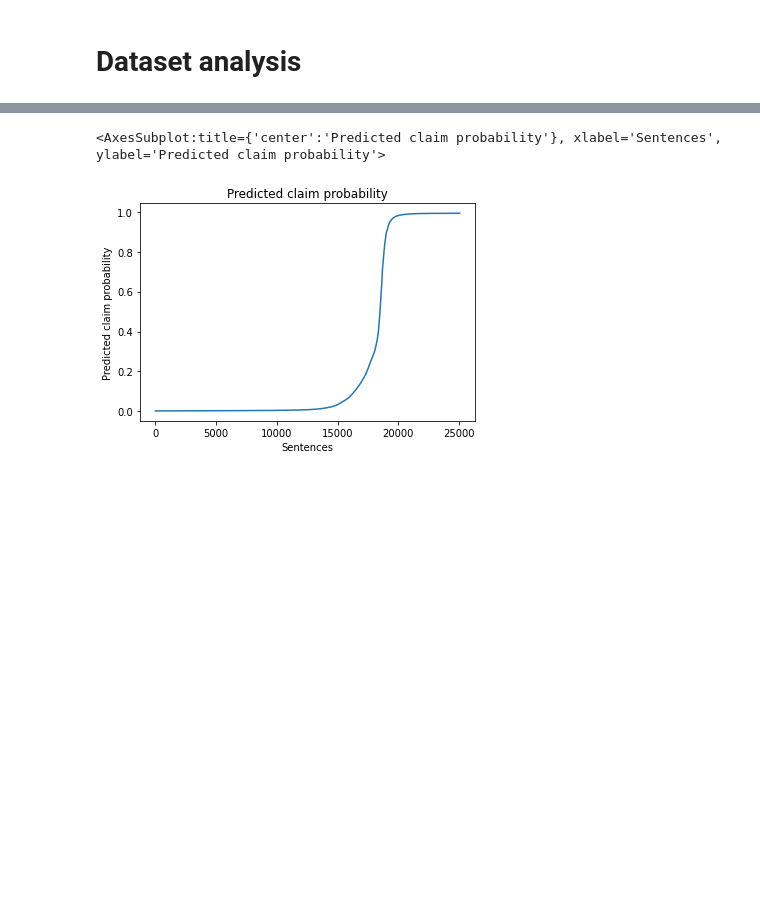
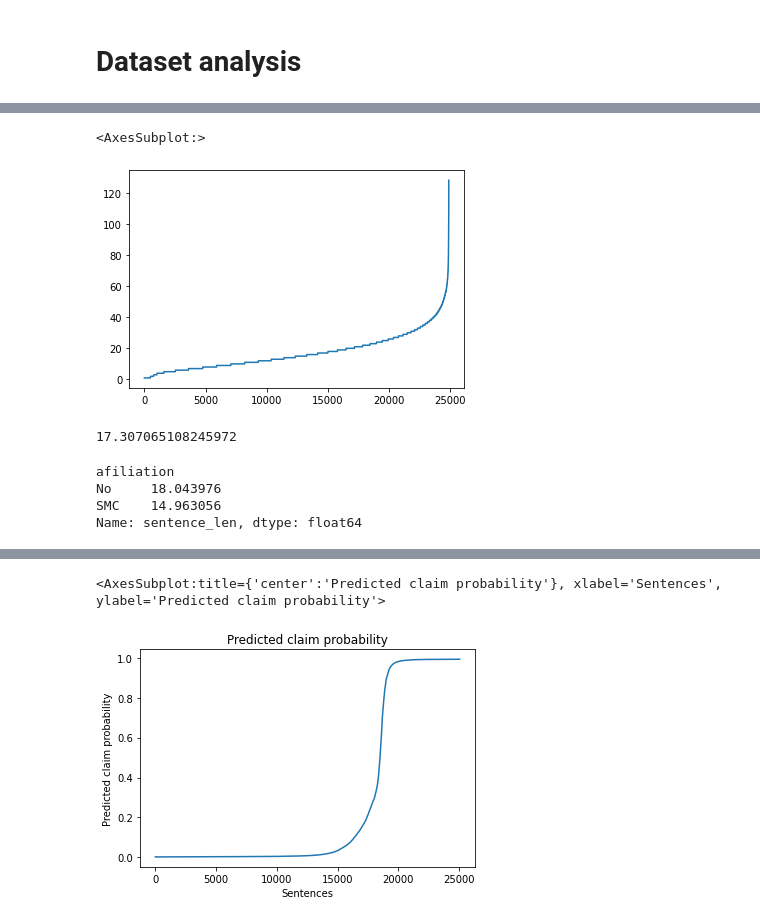
Before and after one commit to jueri/press_briefing_claim_dataset, a Jupyter notebook: dataset_analysis.ipynb, the cells around one changed output, grey strips where cells are left out. Drawn from its saved outputs; the diff is of its cells as text; code cells hidden in the pictures; blank space fills up the shorter version.

```diff
--- a/dataset_analysis.ipynb
+++ b/dataset_analysis.ipynb
@@ -38,0 +168,13 @@ WHERE pb_ID = 10
+# %%
+# Mean sentence length
+sentences = pd.read_sql_query("""
+SELECT Press_Briefing.resort, afiliation, Sentence_ID, Press_Briefing.pb_ID, Sentence
+FROM Sentence
+JOIN Segment
+ON Segment.segment_ID = Sentence.segment_ID
+JOIN Person
+ON Person.person_ID = Segment.speaker
+JOIN Press_Briefing
+ON Press_Briefing.pb_ID = Sentence.pb_ID
+""", connection)
+sentences.head()
@@ -38,0 +188,12 @@ WHERE pb_ID = 10
+# %%
+sentences["sentence_len"] = sentences["sentence"].apply(lambda x: len(x.split(" ")))  # split sentences at whitespace and count
+# %%
+plt.figure(facecolor="white")
+sentences["sentence_len"].sort_values().reset_index(drop=True).plot.line()
+# %% [output]
+<AxesSubplot:>
+[figure, added]
+# %%
+sentences["sentence_len"].mean()
+# %% [output]
+17.307065108245972
@@ -38,0 +203,7 @@ WHERE pb_ID = 10
+# %%
+sentences.groupby("afiliation").mean()["sentence_len"]
+# %% [output]
+afiliation
+No     18.043976
+SMC    14.963056
+Name: sentence_len, dtype: float64
```
Also changed, not shown: parts of 48 cells of this notebook, 1 other file.
